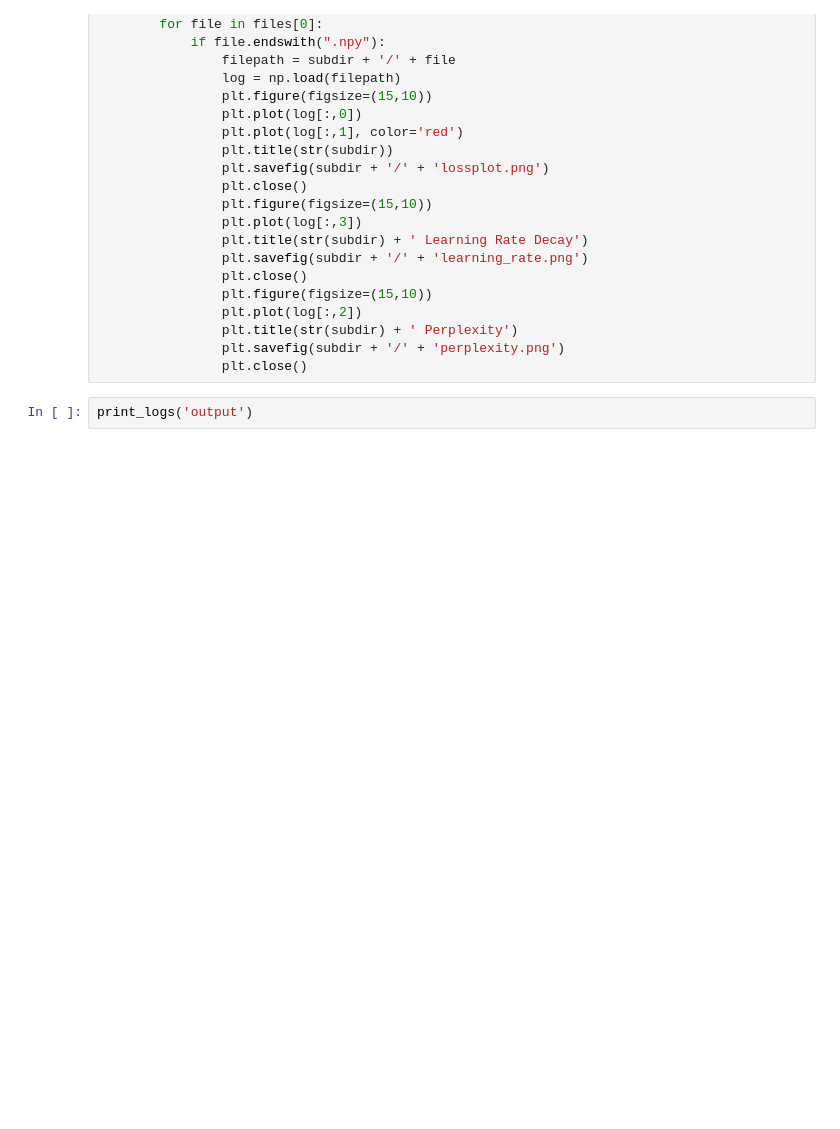
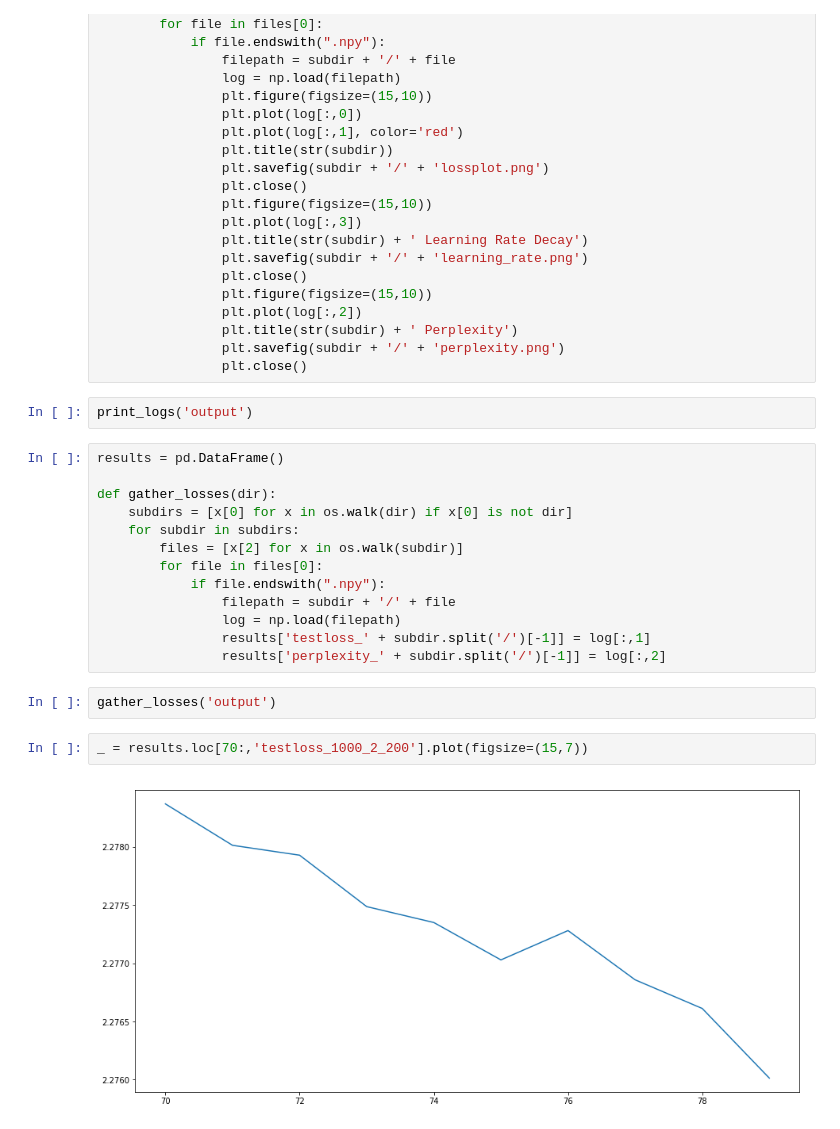
Before and after one commit to domplexity/MusicRNN, a Jupyter notebook: loss_analysis.ipynb, the cells around one changed output. Saved outputs shown, nothing was run; the diff lists cells and outputs as text; blank space fills up the shorter version.

```diff
--- a/loss_analysis.ipynb
+++ b/loss_analysis.ipynb
@@ -30,3 +31,22 @@ def print_logs(dir):
                 plt.close()
 # %%
 print_logs('output')
+# %%
+results = pd.DataFrame()
+
+def gather_losses(dir):
+    subdirs = [x[0] for x in os.walk(dir) if x[0] is not dir]
+    for subdir in subdirs:
+        files = [x[2] for x in os.walk(subdir)]
+        for file in files[0]:
+            if file.endswith(".npy"):
+                filepath = subdir + '/' + file
+                log = np.load(filepath)
+                results['testloss_' + subdir.split('/')[-1]] = log[:,1]
+                results['perplexity_' + subdir.split('/')[-1]] = log[:,2]
+# %%
+gather_losses('output')
+# %%
+_ = results.loc[70:,'testloss_1000_2_200'].plot(figsize=(15,7))
+# %% [output]
+[figure, added]
```
Also changed, not shown: parts of 2 cells of this notebook, 1 other file.
